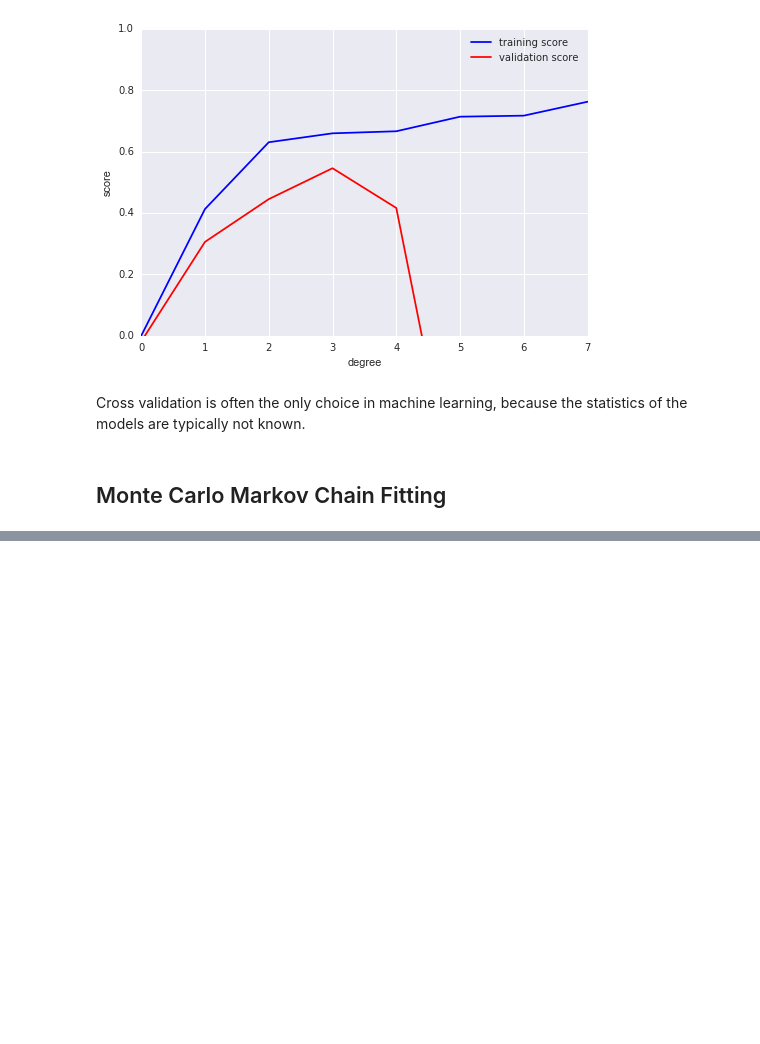
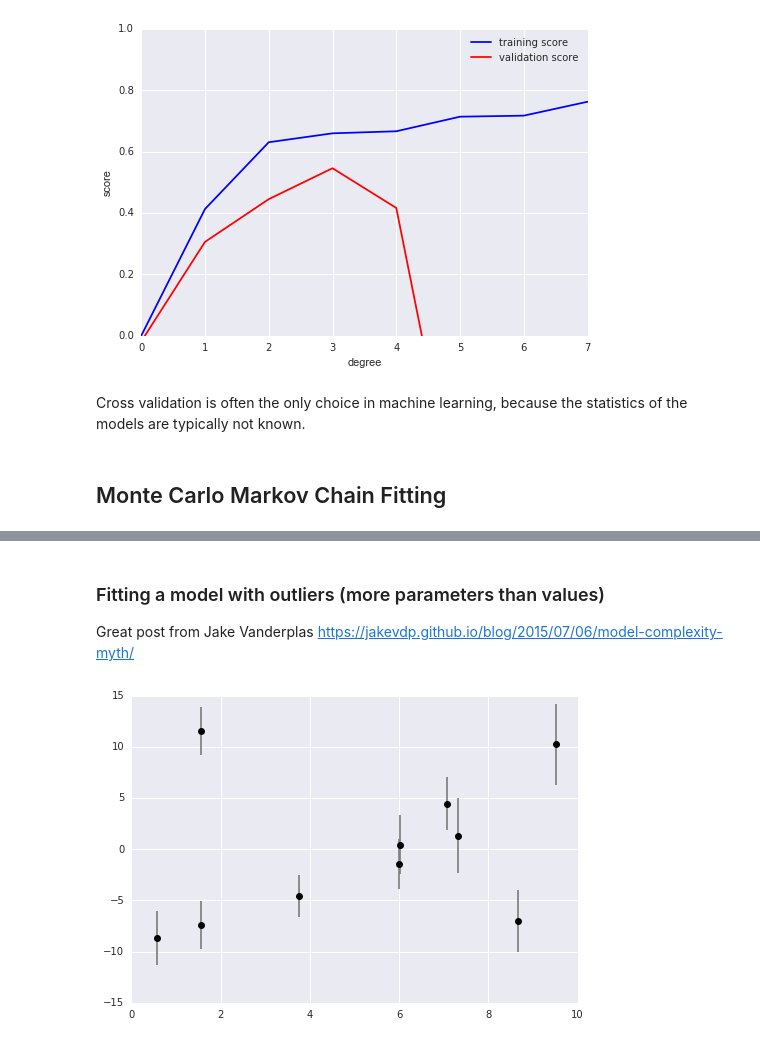
Before and after one commit to toastmaker/5bss, a Jupyter notebook: notebooks/Simple Statistics.ipynb, the cells around one changed output, grey strips where cells are left out. Cells and saved outputs as stored; diff of their text form; code cells hidden in the pictures; blank space fills up the shorter version.

```diff
--- a/notebooks/Simple Statistics.ipynb
+++ b/notebooks/Simple Statistics.ipynb
@@ -494,0 +603,15 @@ Cross validation is often the only choice in machine learning, because the stati
+# %% [markdown]
+### Fitting a model with outliers (more parameters than values)
+
+Great post from Jake Vanderplas  https://jakevdp.github.io/blog/2015/07/06/model-complexity-myth/
+# %%
+rng = np.random.RandomState(42)
+theta = [-10, 2]
+x = 10 * rng.rand(10)
+dy = 2 + 2 * rng.rand(10)
+y = theta[0] + theta[1] * x + dy * rng.randn(10)
+y[4] += 15
+y[7] -= 10
+plt.errorbar(x, y, dy, fmt='ok', ecolor='gray');
+# %% [output]
+[figure, added]
```
Also changed, not shown: parts of 34 cells of this notebook, 1 other file.
